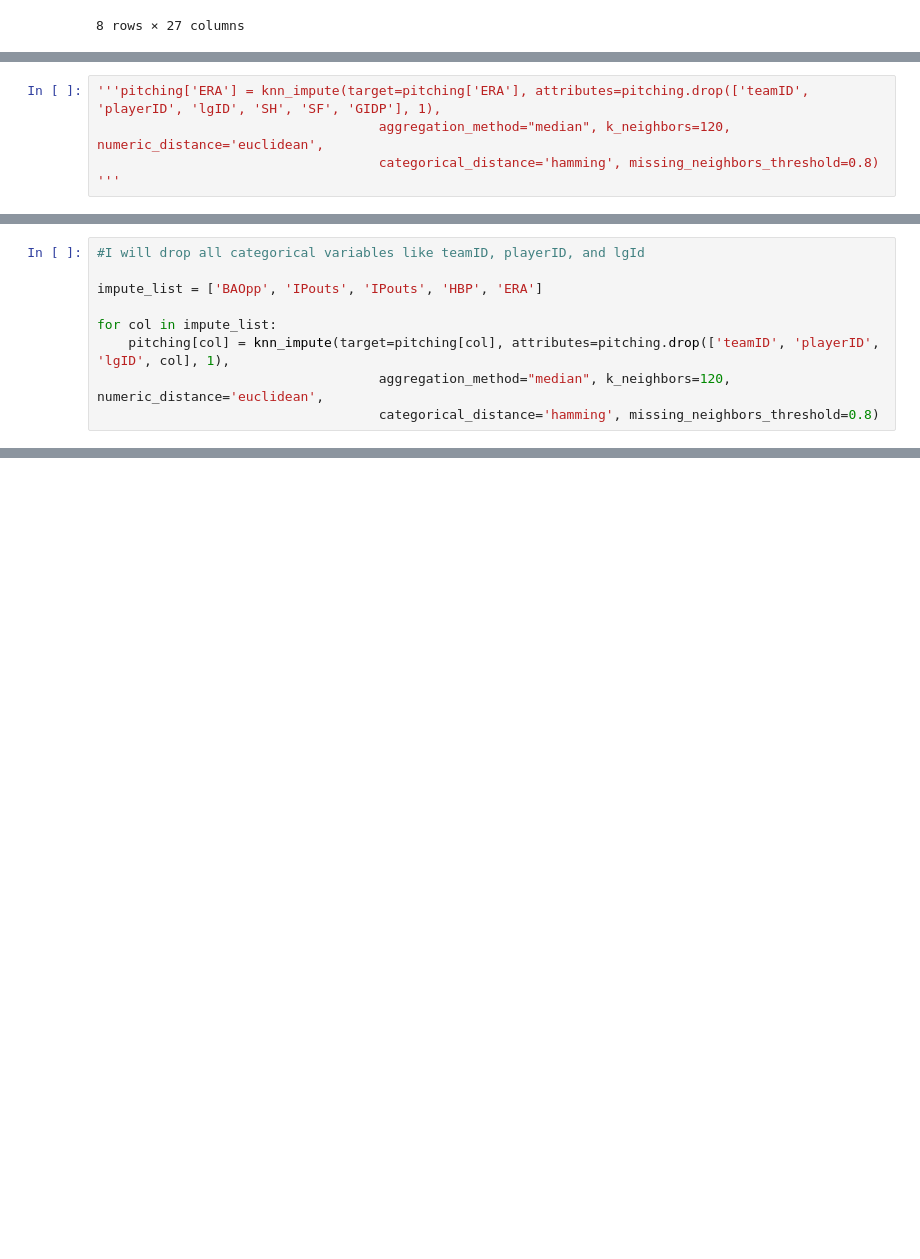
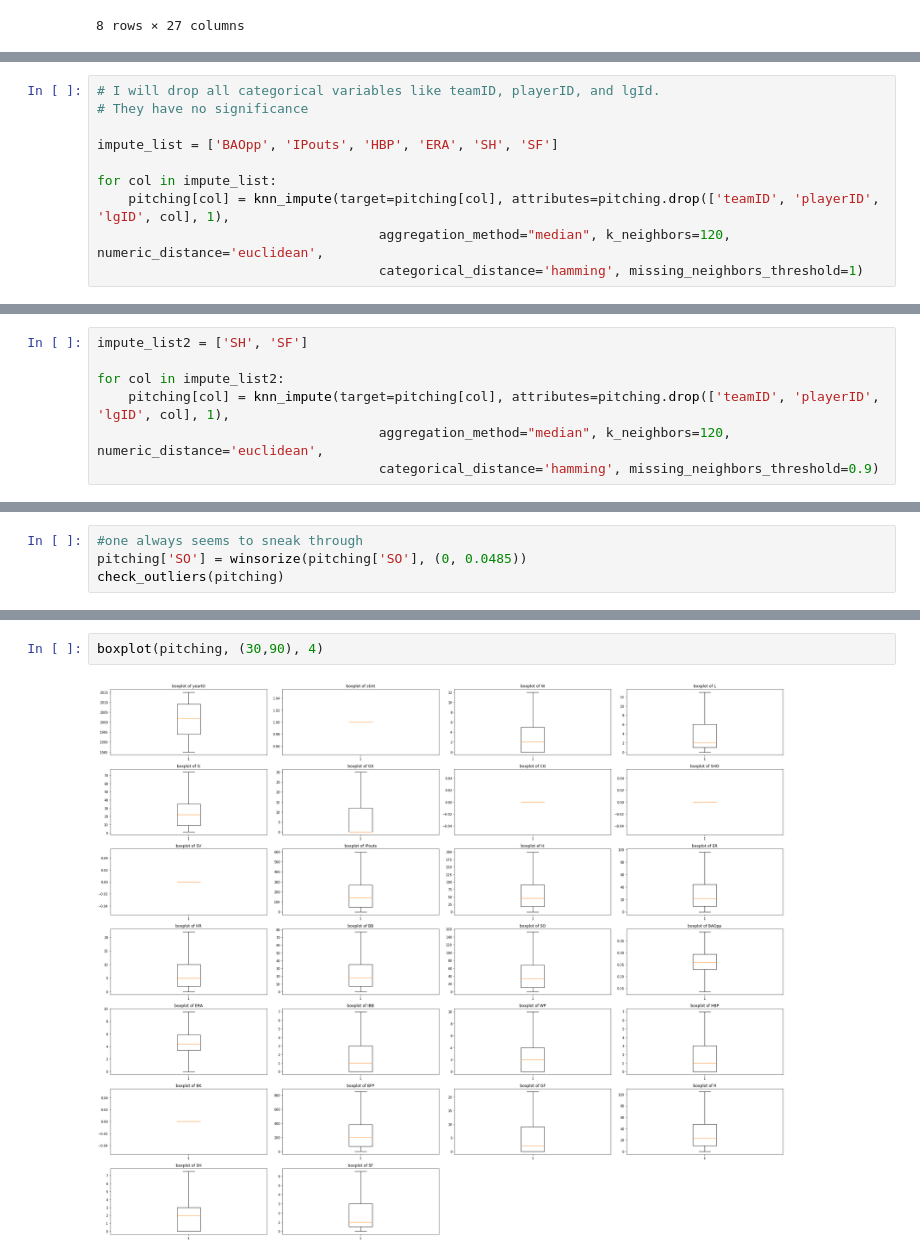
Before and after one commit to laffertyrichard/baseball_unsupervised, a Jupyter notebook: baseball_unsupervised.ipynb, the cells around one changed output, grey strips where cells are left out. Drawn from its saved outputs; the diff is of its cells as text; blank space fills up the shorter version.

```diff
--- a/baseball_unsupervised.ipynb
+++ b/baseball_unsupervised.ipynb
@@ -561,5 +591,10 @@ None
 # %%
-'''pitching['ERA'] = knn_impute(target=pitching['ERA'], attributes=pitching.drop(['teamID', 'playerID', 'lgID', 'SH', 'SF', 'GIDP'], 1),
+# I will drop all categorical variables like teamID, playerID, and lgId.
+# They have no significance
+
+impute_list = ['BAOpp', 'IPouts', 'HBP', 'ERA', 'SH', 'SF']
+
+for col in impute_list:
+    pitching[col] = knn_impute(target=pitching[col], attributes=pitching.drop(['teamID', 'playerID', 'lgID', col], 1),
                                     aggregation_method="median", k_neighbors=120, numeric_distance='euclidean',
-                                    categorical_distance='hamming', missing_neighbors_threshold=0.8)
-'''
+                                    categorical_distance='hamming', missing_neighbors_threshold=1)
@@ -568,12 +601,3 @@ None
-# %%
-#I will drop all categorical variables like teamID, playerID, and lgId
-
-impute_list = ['BAOpp', 'IPouts', 'IPouts', 'HBP', 'ERA']
-
-for col in impute_list:
-    pitching[col] = knn_impute(target=pitching[col], attributes=pitching.drop(['teamID', 'playerID', 'lgID', col], 1),
-                                    aggregation_method="median", k_neighbors=120, numeric_distance='euclidean',
-                                    categorical_distance='hamming', missing_neighbors_threshold=0.8)
 # %%
 print(pitching.isnull().sum())
 # %% [output]
@@ -612,0 +621,7 @@ display(nans(pitching.drop(['GIDP'],1)))
+# %%
+impute_list2 = ['SH', 'SF']
+
+for col in impute_list2:
+    pitching[col] = knn_impute(target=pitching[col], attributes=pitching.drop(['teamID', 'playerID', 'lgID', col], 1),
+                                    aggregation_method="median", k_neighbors=120, numeric_distance='euclidean',
+                                    categorical_distance='hamming', missing_neighbors_threshold=0.9)
@@ -612,0 +724,4 @@ display(nans(pitching.drop(['GIDP'],1)))
+# %%
+#one always seems to sneak through
+pitching['SO'] = winsorize(pitching['SO'], (0, 0.0485))
+check_outliers(pitching)
@@ -612,0 +746,4 @@ display(nans(pitching.drop(['GIDP'],1)))
+# %%
+boxplot(pitching, (30,90), 4)
+# %% [output]
+[figure, added]
```
Also changed, not shown: parts of 73 cells of this notebook.
